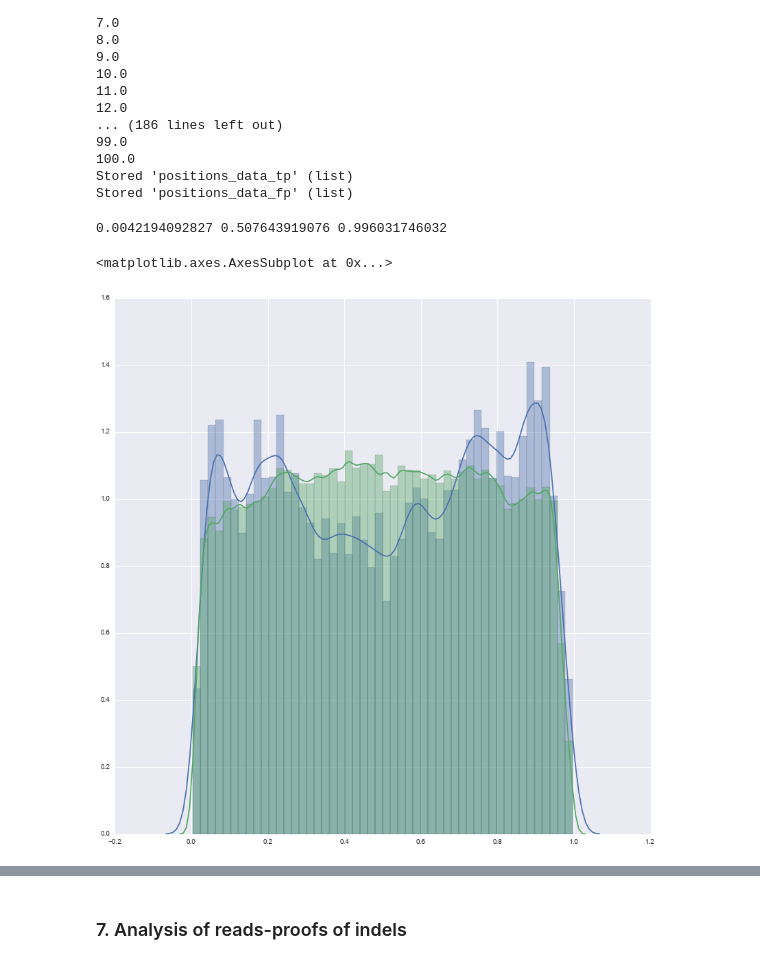
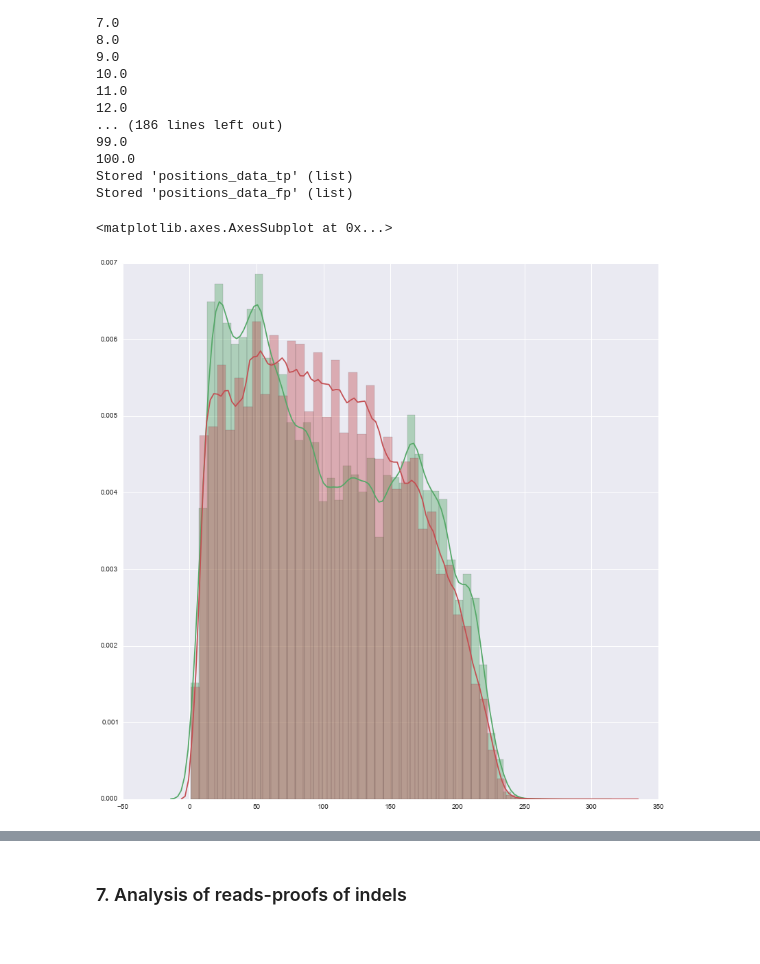
Before and after one commit to AlexanderGri/Graduate-work, a Jupyter notebook: Feature analysis.ipynb, the cells around one changed output, grey strips where cells are left out. Cells and saved outputs as stored; diff of their text form; code cells hidden in the pictures.

Commit message:
Add some plots

```diff
--- a/Feature analysis.ipynb
+++ b/Feature analysis.ipynb
@@ -504,7 +504,7 @@ def indel_positions_in_reads(path_to_reference,path_to_bam,path_to_vcf):
                 array = []
                 for read in iter:
                     if ((record.POS-1) in read.positions):
-                        array.append([read.positions.index(record.POS-1)+1,len(read.positions)])
+                        array.append([read.positions.index(record.POS-1)+1,len(read.seq)])
                     else: continue
                 full_list.append(array)
         if  (math.floor((n+1)*100/float(size))!= math.floor(n*100/float(size))): print math.floor((n+1)*100/float(size))
@@ -805,17 +805,14 @@ positions_data_fp = indel_positions_in_reads(reference,our_bam,fp_vcf)
 Stored 'positions_data_tp' (list)
 Stored 'positions_data_fp' (list)
 # %%
-%store -r
-positions_data_tp_percentage = np.asarray([float(y[0])/y[1] for x in positions_data_tp for y in x])
-positions_data_fp_percentage = np.asarray([float(y[0])/y[1] for x in positions_data_fp for y in x])
+positions_data_tp_pos = np.asarray([(y[1]-y[0]) for x in positions_data_tp for y in x])
+positions_data_fp_pos = np.asarray([(y[1]-y[0]) for x in positions_data_fp for y in x])
-# %% [output]
-0.0042194092827 0.507643919076 0.996031746032
 # %%
 %matplotlib inline
 plt.figure(figsize=(14,14))
 sns.set(color_codes=True)
-sns.distplot(positions_data_tp_percentage,hist=True,label='tp')
-sns.distplot(positions_data_fp_percentage,hist=True,label='fp')
+sns.distplot(positions_data_tp_pos,color = 'g',hist=True,label='tp')
+sns.distplot(positions_data_fp_pos,color = 'r',hist=True,label='fp')
 # %% [output]
 <matplotlib.axes.AxesSubplot at 0x...>
-[figure, old version]
+[figure, new version]
```
Also changed, not shown: parts of 3 cells of this notebook.
